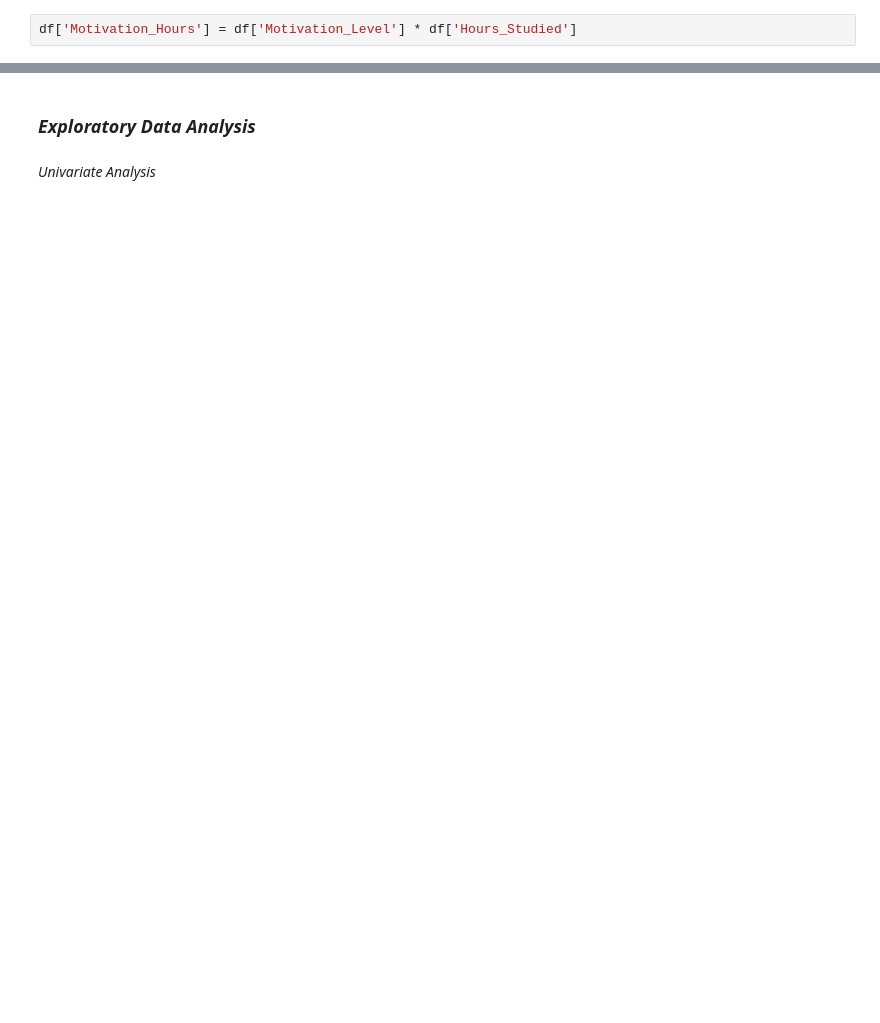
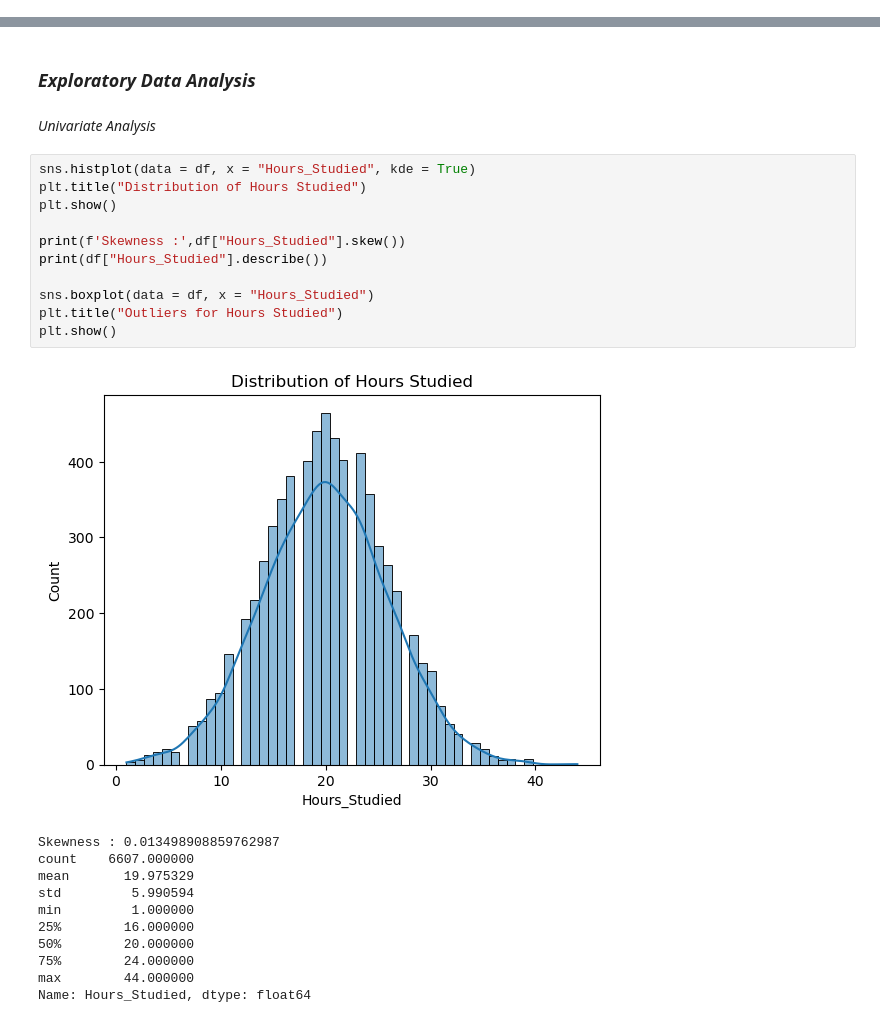
Before and after one commit to niranjan910/Student-performance-Analysis, a Jupyter notebook: Student performace Analysis.ipynb, the cells around one changed output, grey strips where cells are left out. Drawn from its saved outputs; the diff is of its cells as text; blank space fills up the shorter version.

```diff
--- a/Student performace Analysis.ipynb
+++ b/Student performace Analysis.ipynb
@@ -544,2 +544,0 @@ dtype: int64
-# %%
-df['Motivation_Hours'] = df['Motivation_Level'] * df['Hours_Studied']
@@ -547,3 +605,26 @@ df['Motivation_Hours'] = df['Motivation_Level'] * df['Hours_Studied']
 ### *Exploratory Data Analysis*
 # %% [markdown]
 *Univariate Analysis*
+# %%
+sns.histplot(data = df, x = "Hours_Studied", kde = True)
+plt.title("Distribution of Hours Studied")
+plt.show()
+
+print(f'Skewness :',df["Hours_Studied"].skew())
+print(df["Hours_Studied"].describe())
+
+sns.boxplot(data = df, x = "Hours_Studied")
+plt.title("Outliers for Hours Studied")
+plt.show()
+# %% [output]
+[figure, added]
+Skewness : 0.013498908859762987
+count    6607.000000
+mean       19.975329
+std         5.990594
+min         1.000000
+25%        16.000000
+50%        20.000000
+75%        24.000000
+max        44.000000
+Name: Hours_Studied, dtype: float64
```
Also changed, not shown: parts of 20 cells of this notebook.
